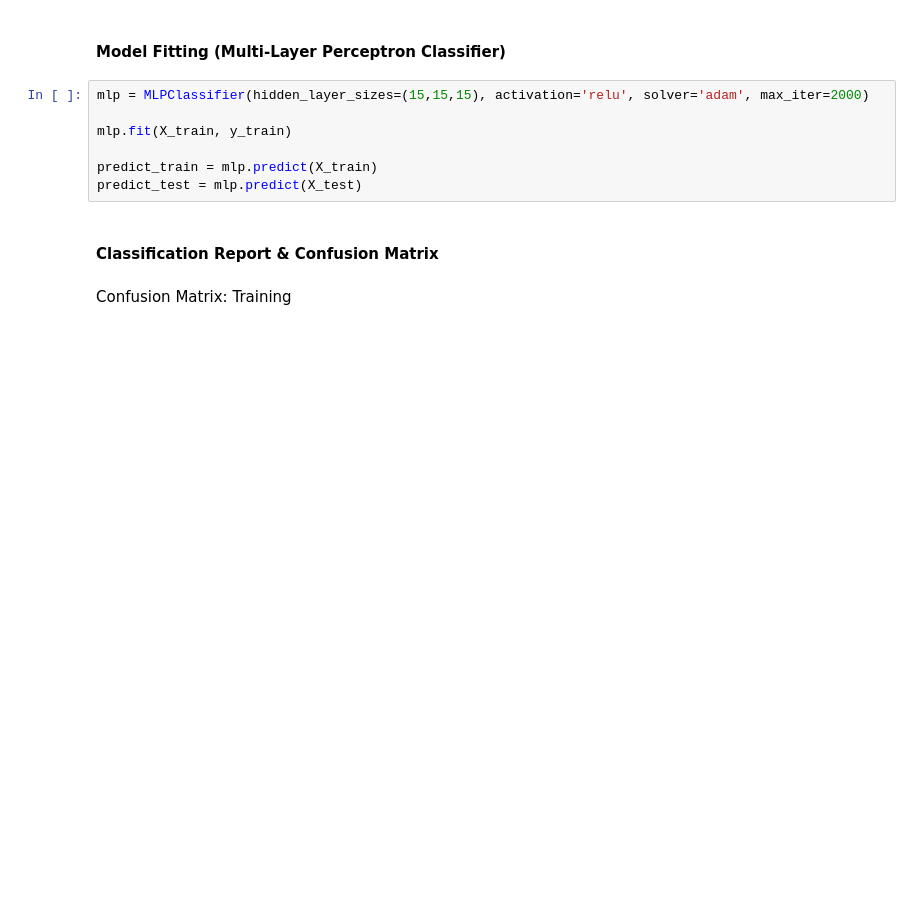
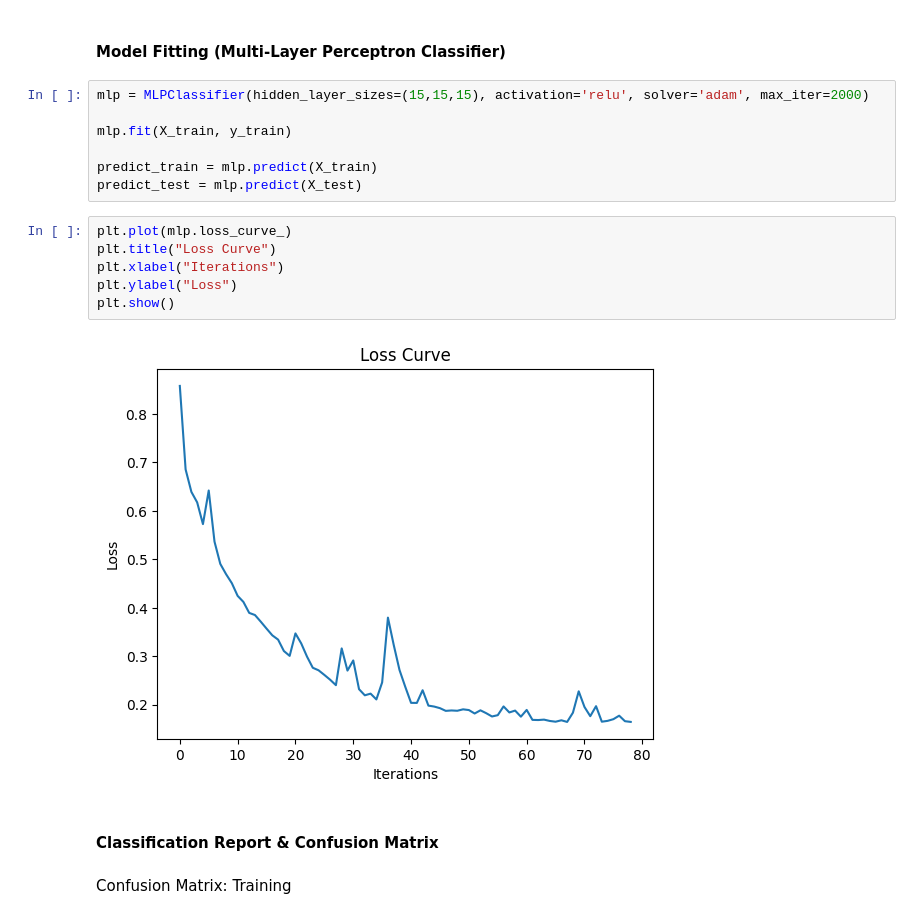
Before and after one commit to joehands0me/data440, a Jupyter notebook: Assignment 2 attached files Jul 7, 2025 904 PM/assignment2.ipynb, the cells around one changed output. Cells and saved outputs as stored; diff of their text form; blank space fills up the shorter version.

Commit message:
Assignment 2
imported matplotlib & sns
added visualizations

```diff
--- a/Assignment 2 attached files Jul 7, 2025 904 PM/assignment2.ipynb
+++ b/Assignment 2 attached files Jul 7, 2025 904 PM/assignment2.ipynb
@@ -162,6 +164,14 @@ mlp.fit(X_train, y_train)
 
 predict_train = mlp.predict(X_train)
 predict_test = mlp.predict(X_test)
+# %%
+plt.plot(mlp.loss_curve_)
+plt.title("Loss Curve")
+plt.xlabel("Iterations")
+plt.ylabel("Loss")
+plt.show()
+# %% [output]
+[figure, added]
 # %% [markdown]
 #### Classification Report & Confusion Matrix
 # %% [markdown]
```
Also changed, not shown: parts of 12 cells of this notebook.
